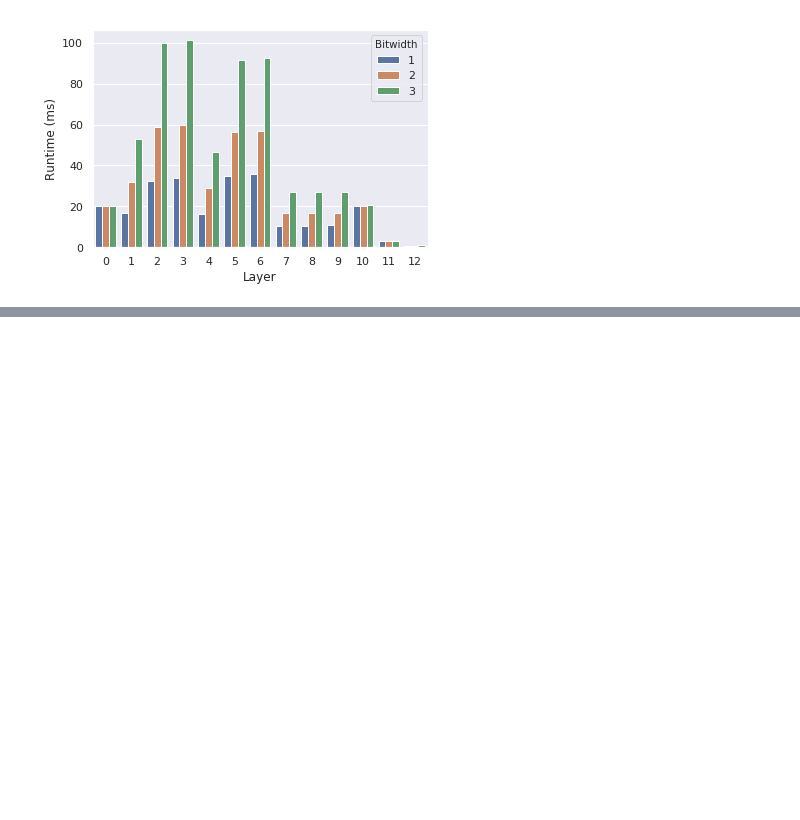
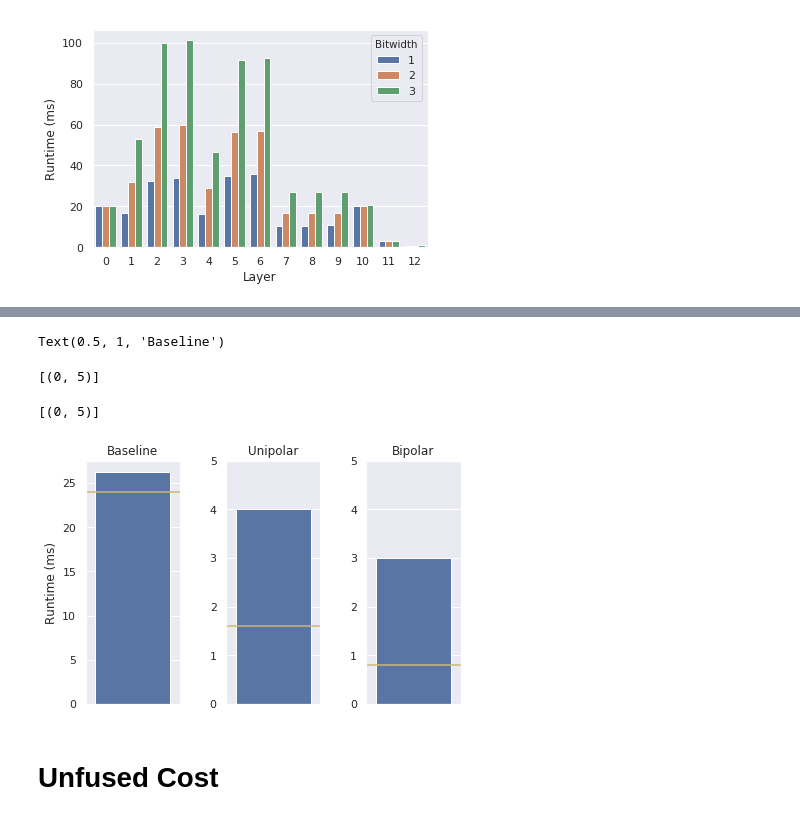
Before and after one commit to jwfromm/Riptide, a Jupyter notebook: notebooks/TrueBinary_Plots.ipynb, the cells around one changed output, grey strips where cells are left out. Cells and saved outputs as stored; diff of their text form; code cells hidden in the pictures; blank space fills up the shorter version.

```diff
--- a/notebooks/TrueBinary_Plots.ipynb
+++ b/notebooks/TrueBinary_Plots.ipynb
@@ -147,0 +179,27 @@ plt.show()
+# %%
+s = sns.barplot(data=standard, y='runtime', ax=axs[0])
+s.axhline(y=standard_hyp, color='y')
+s.set_ylabel("Runtime (ms)")
+s.set_title("Baseline")
+# %% [output]
+Text(0.5, 1, 'Baseline')
+# %%
+u = sns.barplot(data=unipolar, y='runtime', ax=axs[1])
+u.axhline(y=unipolar_hyp, color='y')
+u.set_ylabel("")
+u.set_title("Unipolar")
+u.set(ylim=(0, 5))
+# %% [output]
+[(0, 5)]
+# %%
+b = sns.barplot(data=bipolar, y='runtime', ax=axs[2])
+b.axhline(y=bipolar_hyp, color='y')
+b.set_ylabel("")
+b.set_title("Bipolar")
+b.set(ylim=(0, 5))
+# %% [output]
+[(0, 5)]
+# %%
+fig
+# %% [output]
+[figure, added]
@@ -147,0 +208,2 @@ plt.show()
+# %% [markdown]
+# Unfused Cost
```
Also changed, not shown: parts of 24 cells of this notebook, 4 other files.
